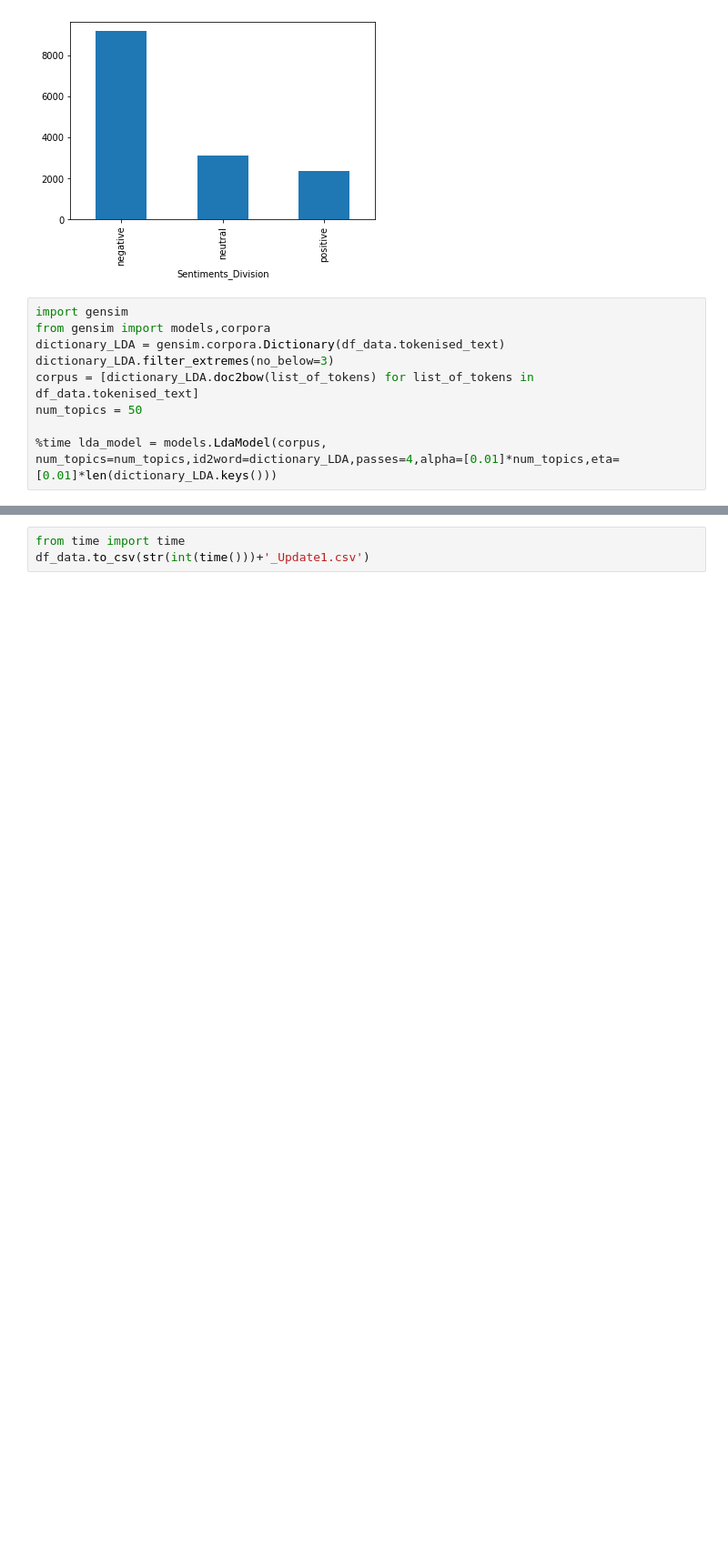
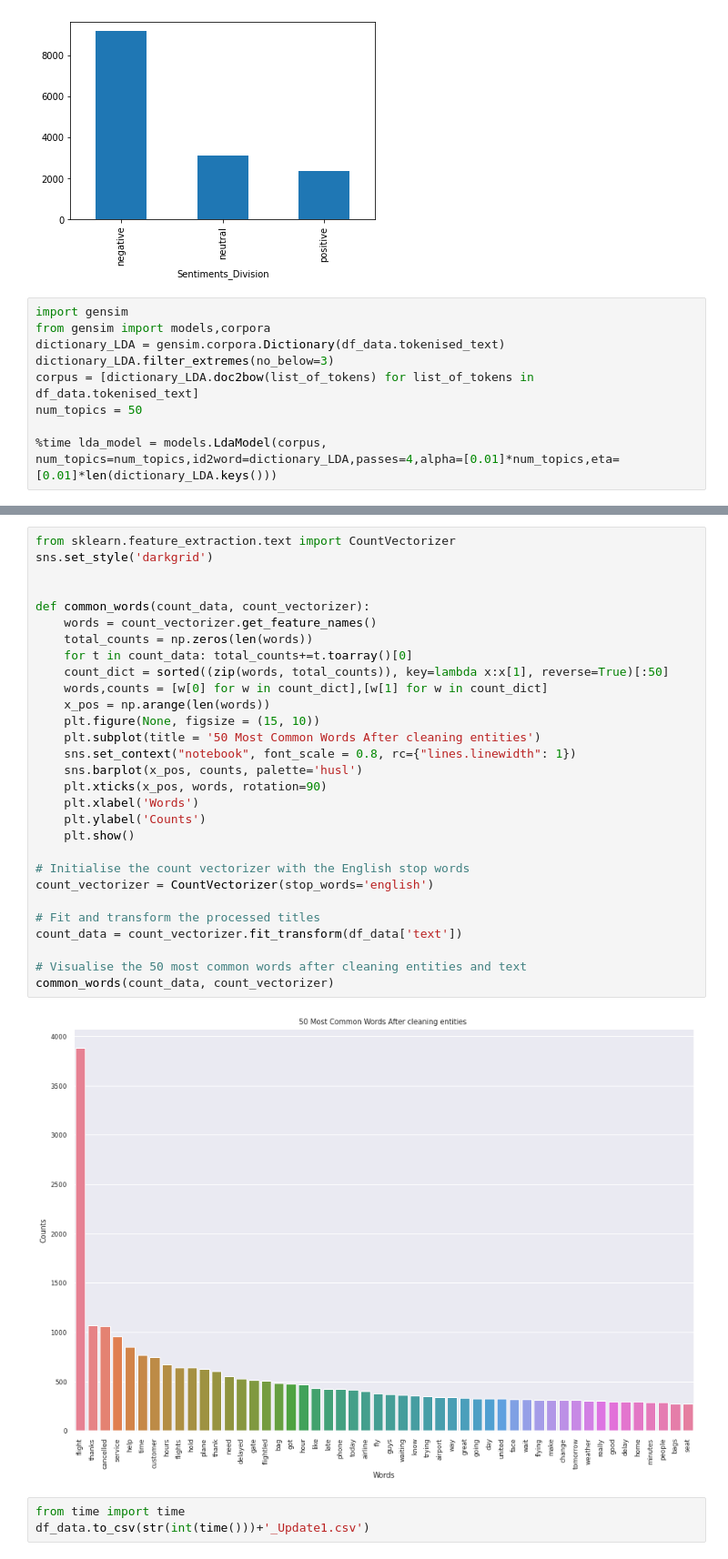
Before and after one commit to Internship-BVoc/G1_TwitterSentimentAnalysis, a Jupyter notebook: twitter_sentiment_analysis.ipynb, the cells around one changed output, grey strips where cells are left out. Shown at 91% size. Saved outputs shown, nothing was run; the diff lists cells and outputs as text; blank space fills up the shorter version.

```diff
--- a/twitter_sentiment_analysis.ipynb
+++ b/twitter_sentiment_analysis.ipynb
@@ -227,3 +227,34 @@ generate_wordcloud(' '.join([twts for twts in df_data.loc[df_data["airline_senti
+# %%
+from sklearn.feature_extraction.text import CountVectorizer
+sns.set_style('darkgrid')
+
+
+def common_words(count_data, count_vectorizer):
+    words = count_vectorizer.get_feature_names()
+    total_counts = np.zeros(len(words))
+    for t in count_data: total_counts+=t.toarray()[0]
+    count_dict = sorted((zip(words, total_counts)), key=lambda x:x[1], reverse=True)[:50]
+    words,counts = [w[0] for w in count_dict],[w[1] for w in count_dict]
+    x_pos = np.arange(len(words))
+    plt.figure(None, figsize = (15, 10))
+    plt.subplot(title = '50 Most Common Words After cleaning entities')
+    sns.set_context("notebook", font_scale = 0.8, rc={"lines.linewidth": 1})
+    sns.barplot(x_pos, counts, palette='husl')
+    plt.xticks(x_pos, words, rotation=90)
+    plt.xlabel('Words')
+    plt.ylabel('Counts')
+    plt.show()
+
+# Initialise the count vectorizer with the English stop words
+count_vectorizer = CountVectorizer(stop_words='english')
+
+# Fit and transform the processed titles
+count_data = count_vectorizer.fit_transform(df_data['text'])
+
+# Visualise the 50 most common words after cleaning entities and text
+common_words(count_data, count_vectorizer)
+# %% [output]
+[figure, added]
 # %%
 from time import time
 df_data.to_csv(str(int(time()))+'_Update1.csv')
```
Also changed, not shown: parts of 13 cells of this notebook.
